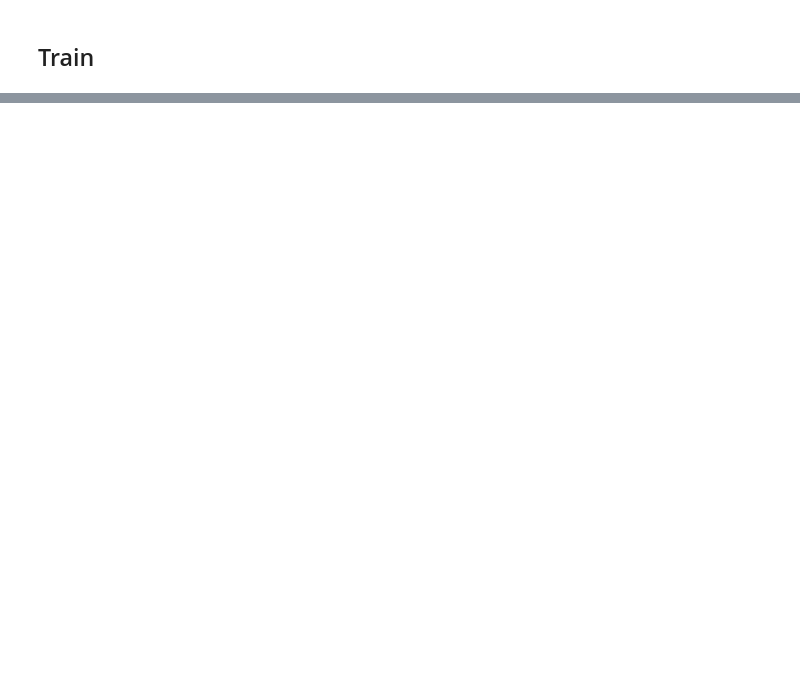
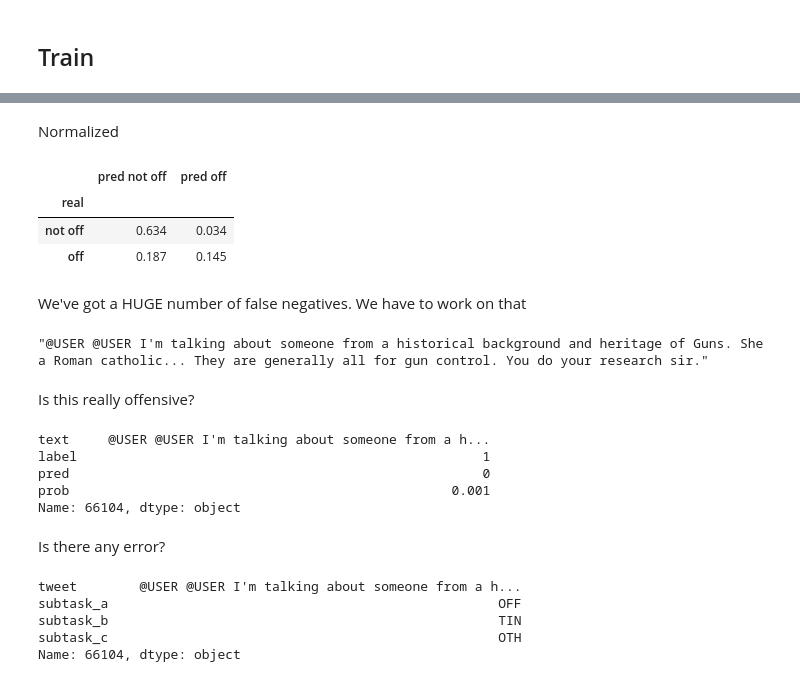
Before and after one commit to finiteautomata/offenseval2020, a Jupyter notebook: notebooks/BERT Multilingual.ipynb, the cells around one changed output, grey strips where cells are left out. Saved outputs shown, nothing was run; the diff lists cells and outputs as text; code cells hidden in the pictures; blank space fills up the shorter version.

```diff
--- a/notebooks/BERT Multilingual.ipynb
+++ b/notebooks/BERT Multilingual.ipynb
@@ -108,6 +108,7 @@ class BERTGRUSentiment(nn.Module):
                  output_dim,
                  n_layers=1,
                  bidirectional=False,
+                 finetune_bert=False,
                  dropout=0.2):
 
         super().__init__()
@@ -115,6 +116,8 @@ class BERTGRUSentiment(nn.Module):
         self.bert = bert
 
         embedding_dim = bert.config.to_dict()['hidden_size']
+
+        self.finetune_bert = finetune_bert
 
         self.rnn = nn.GRU(embedding_dim,
                           hidden_dim,
@@ -129,10 +132,12 @@ class BERTGRUSentiment(nn.Module):
     def forward(self, text):
         #text = [batch size, sent len]
 
-        with torch.no_grad():
+        if not self.finetune_bert:
+            with torch.no_grad():
+                embedded = self.bert(text)[0]
+            #embedded = [batch size, sent len, emb dim]
+        else:
             embedded = self.bert(text)[0]
-        #embedded = [batch size, sent len, emb dim]
-
         _, hidden = self.rnn(embedded)
 
         #hidden = [n layers * n directions, batch size, emb dim]
@@ -337,0 +400,37 @@ Val Loss: 1.143  Acc: 77.41% F1: 0.693
+# %% [markdown]
+Normalized
+# %%
+pd.options.display.float_format = '{:,.3f}'.format
+
+conf_matrix / len(df)
+# %% [output]
+|  | pred not off | pred off |
+| real |  |  |
+| not off | 0.634 | 0.034 |
+| off | 0.187 | 0.145 |
+# %% [markdown]
+We've got a HUGE number of false negatives. We have to work on that
+# %%
+false_neg.iloc[99]["text"]
+# %% [output]
+"@USER @USER I'm talking about someone from a historical background and heritage of Guns. She a Roman catholic... They are generally all for gun control. You do your research sir."
+# %% [markdown]
+Is this really offensive?
+# %%
+false_neg.iloc[99]
+# %% [output]
+text     @USER @USER I'm talking about someone from a h...
+label                                                    1
+pred                                                     0
+prob                                                 0.001
+Name: 66104, dtype: object
+# %% [markdown]
+Is there any error?
+# %%
+df_dev.loc[66104]
+# %% [output]
+tweet        @USER @USER I'm talking about someone from a h...
+subtask_a                                                  OFF
+subtask_b                                                  TIN
+subtask_c                                                  OTH
+Name: 66104, dtype: object
```
Also changed, not shown: parts of 11 cells of this notebook.
